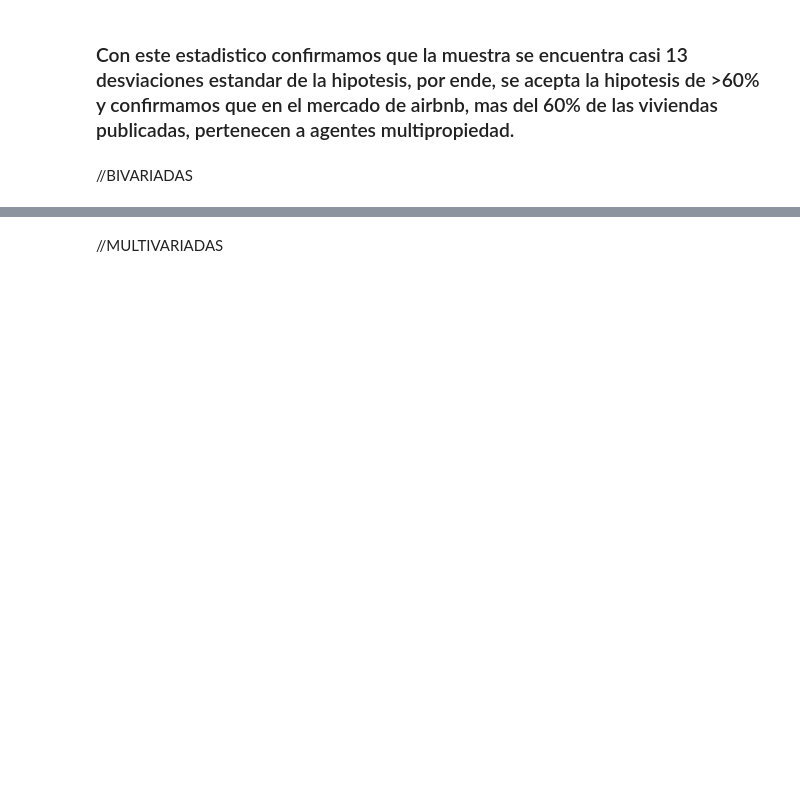
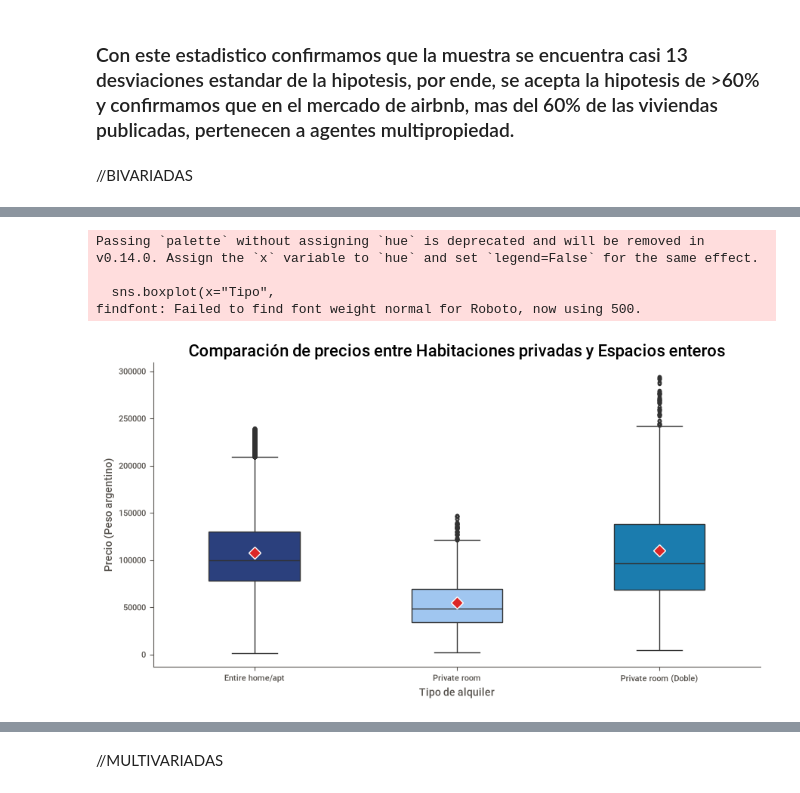
Before and after one commit to EliaNFe/TP_Fundamentos, a Jupyter notebook: TpEspecial/Tp_Grupo36.ipynb, the cells around one changed output, grey strips where cells are left out. Saved outputs shown, nothing was run; the diff lists cells and outputs as text; code cells hidden in the pictures; blank space fills up the shorter version.

```diff
--- a/TpEspecial/Tp_Grupo36.ipynb
+++ b/TpEspecial/Tp_Grupo36.ipynb
@@ -373,0 +597,20 @@ Valor p: 4.8802e-38
+# %%
+def resumen_eda_sin_outliers(df, col_grupo, col_valor):
+    filas=[]
+    for grupo,sub in df.groupby(col_grupo):
+        q1 = sub[col_valor].quantile(0.25)
+        q3 = sub[col_valor].quantile(0.75)
+        iqr = q3 - q1
+        limite_inf = q1 - 1.5 * iqr
+        limite_sup = q3 + 1.5 * iqr
+        sub_limpio = sub[(sub[col_valor]>=limite_inf) & (sub[col_valor]<=limite_sup)]
+        filas.append(sub_limpio)
+        print(f"{grupo}: limite superior de tukey: {limite_sup:,.2f} |"
+              f"Outliers eliminados: = {len(sub) - len(sub_limpio)} ({((len(sub) - len(sub_limpio))/len(sub))*100:.2f}%)")
+
+    return pd.concat(filas,ignore_index=True)
+
+dfB_sin_outliers = resumen_eda_sin_outliers(dfB, 'room_type', 'price')
+tabla_sin_ol = resumen_eda(dfB_sin_outliers, 'room_type', 'price')
+
+print(tabla_sin_ol.to_string(index=False))
@@ -373,0 +647,38 @@ Valor p: 4.8802e-38
+# %%
+df_espacio_entero = pd.DataFrame({
+    "Tipo": "Entire home/apt",
+    "price": dfB_sin_outliers.loc[dfB_sin_outliers["room_type"] == "Entire home/apt", "price"]
+})
+df_habitacion_privada = pd.DataFrame({
+    "Tipo": "Private room",
+    "price": dfB_sin_outliers.loc[dfB_sin_outliers["room_type"] == "Private room", "price"]
+})
+df_habitacion_privada_doble = pd.DataFrame({
+    "Tipo": "Private room (Doble)",
+    "price": df_habitacion_privada["price"] * 2
+})
+
+df_box = pd.concat([df_espacio_entero, df_habitacion_privada, df_habitacion_privada_doble], ignore_index=True)
+
+plt.figure(figsize=(9, 5))
+
+sns.boxplot(x="Tipo",
+            y="price",
+            data=df_box,
+            palette=["#1e3a8a", "#93c5fd", "#0284c7"],
+            width=0.45,
+            showmeans=True,
+            meanprops={"marker": "D", "markerfacecolor": "#dc2626", "markeredgecolor": "white", "markersize": 8, "label": "Media"})
+
+plt.title("Comparación de precios entre Habitaciones privadas y Espacios enteros", fontsize=16)
+plt.xlabel("Tipo de alquiler")
+plt.ylabel("Precio (Peso argentino)")
+sns.despine()
+plt.tight_layout()
+plt.show()
+# %% [output]
+Passing `palette` without assigning `hue` is deprecated and will be removed in v0.14.0. Assign the `x` variable to `hue` and set `legend=False` for the same effect.
+
+  sns.boxplot(x="Tipo",
+findfont: Failed to find font weight normal for Roboto, now using 500.
+[figure, added]
```
Also changed, not shown: parts of 40 cells of this notebook, 1 other file.
